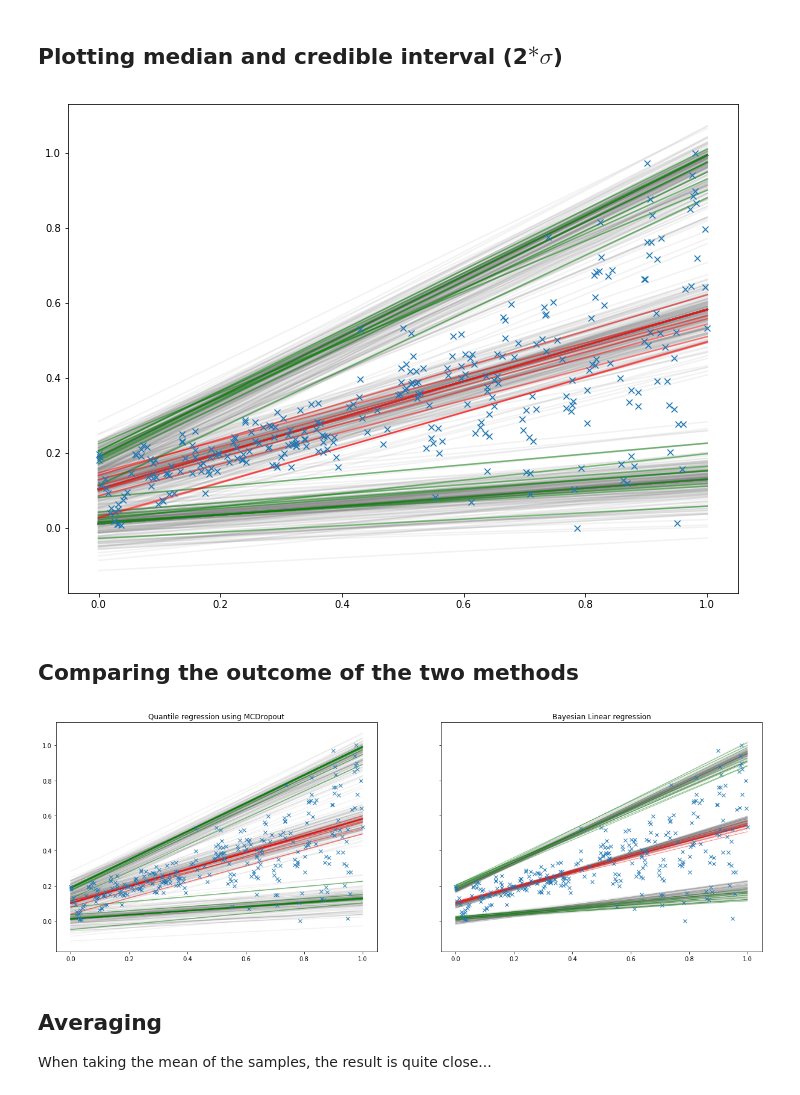
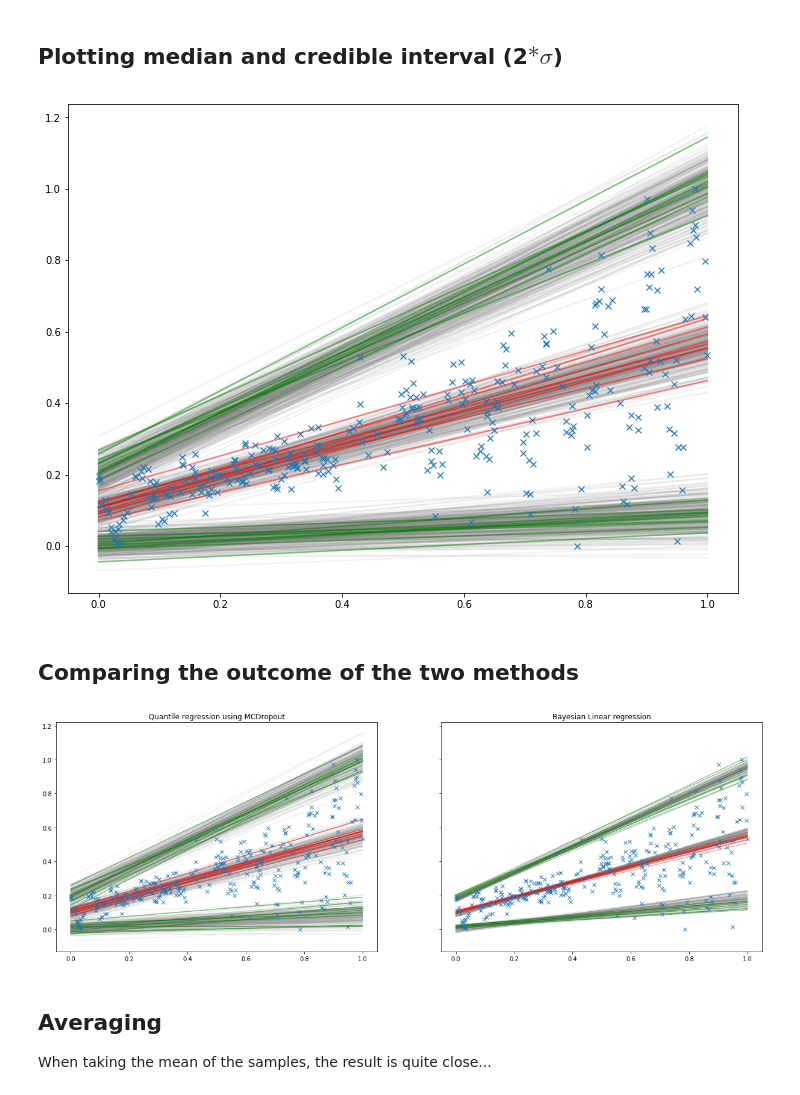
Before and after one commit to YuRiTan/prediction-uncertainty, a Jupyter notebook: notebooks/uncertainty_regression.ipynb, the cells around one changed output. Drawn from its saved outputs; the diff is of its cells as text; code cells hidden in the pictures.

```diff
--- a/notebooks/uncertainty_regression.ipynb
+++ b/notebooks/uncertainty_regression.ipynb
@@ -321,7 +335,7 @@ Epoch: 500       Loss: 0.12400684505701065
 with torch.no_grad():
     model.train()
     x_val_test = torch.zeros(x_val.shape)
-    preds_test = np.array([model(x_val_test).numpy() for _ in range(1000)])
+    preds_test = np.array([model(x_val_test).numpy() for _ in range(8000)])
 
 assert np.array_equal(preds_test[:, 0], preds_test[:, 1]) == True  # every row in batch is masked equally
 assert np.array_equal(preds_test[0, :], preds_test[1, :]) == False  # every column (hidden feature) is masked randomly per batch
@@ -330,11 +344,10 @@ assert np.array_equal(preds_test[0, :], preds_test[1, :]) == False  # every colu
 # %%
 with torch.no_grad():
     model.train()
-    preds = np.array([model(x_val).numpy() for _ in range(1000)])
+    qr_preds = np.array([model(x_val).numpy() for _ in range(8000)])
 # %% [markdown]
 ## Some postprocessing
 # %%
-preds_ = np.swapaxes(np.swapaxes(preds, 0, -1), 0, 1)
-preds_.shape
-preds.shape, preds_.shape
+preds_ = np.swapaxes(np.swapaxes(qr_preds, 0, -1), 0, 1)
+qr_preds.shape, preds_.shape
 # %% [output]
@@ -348,22 +361,34 @@ x_.shape, y_hat.shape
 # %% [markdown]
 ## Plotting median and credible interval (2$*\sigma$)
+# %%
+q_975 = np.array([
+    get_quantile_pred(q=.975, used_quantiles=QUANTILES, preds=y_hat[:, :, i])
+    for i in range(y_hat.shape[-1])
+]).T
+
+q_025 = np.array([
+    get_quantile_pred(q=.025, used_quantiles=QUANTILES, preds=y_hat[:, :, i])
+    for i in range(y_hat.shape[-1])
+]).T
+
+median_i = int(QUANTILES.shape[0]/2)
+q_50 = y_hat[:, median_i, :]
 # %%
 plt.figure(figsize=(12, 9))
 n = 300
 n_c = 10
-median_i = int(QUANTILES.shape[0]/2)
 
-plt.plot(x_, y_hat[:, 0, :n], c='grey', alpha=.1)
-plt.plot(x_, y_hat[:, median_i, :n], c='grey', alpha=.1)
-plt.plot(x_, y_hat[:, -1, :n], c='grey', alpha=.1)
-plt.plot(x_, y_hat[:, 0, n:n+n_c], c='green', alpha=.5)
-plt.plot(x_, y_hat[:, median_i, n:n+n_c], c='red', alpha=.5)
-plt.plot(x_, y_hat[:, -1, n:n+n_c], c='green', alpha=.5)
+plt.plot(x_, q_025[:, :n], c='grey', alpha=.1)
+plt.plot(x_, q_50[:, :n], c='grey', alpha=.1)
+plt.plot(x_, q_975[:, :n], c='grey', alpha=.1)
+plt.plot(x_, q_025[:, n:n+n_c], c='green', alpha=.5)
+plt.plot(x_, q_50[:, n:n+n_c], c='red', alpha=.5)
+plt.plot(x_, q_975[:, n:n+n_c], c='green', alpha=.5)
 
 plt.plot(x, y, 'x')
 plt.show();
 # %% [output]
-[figure, old version]
+[figure, new version]
 # %% [markdown]
 ## Comparing the outcome of the two methods
 # %%
@@ -371,12 +396,12 @@ fig, axes = plt.subplots(1, 2, sharex=True, sharey=True, figsize=(21,7))
 n = 200
 n_c = 10
 
-axes[0].plot(x_, y_hat[:, 0, :n], c='grey', alpha=.1)
-axes[0].plot(x_, y_hat[:, 2, :n], c='grey', alpha=.1)
-axes[0].plot(x_, y_hat[:, 4, :n], c='grey', alpha=.1)
-axes[0].plot(x_, y_hat[:, 0, n:n+n_c], c='green', alpha=.5)
-axes[0].plot(x_, y_hat[:, 2, n:n+n_c], c='red', alpha=.5)
-axes[0].plot(x_, y_hat[:, 4, n:n+n_c], c='green', alpha=.5)
+axes[0].plot(x_, q_025[:, :n], c='grey', alpha=.1)
+axes[0].plot(x_, q_50[:, :n], c='grey', alpha=.1)
+axes[0].plot(x_, q_975[:, :n], c='grey', alpha=.1)
+axes[0].plot(x_, q_025[:, n:n+n_c], c='green', alpha=.5)
+axes[0].plot(x_, q_50[:, n:n+n_c], c='red', alpha=.5)
+axes[0].plot(x_, q_975[:, n:n+n_c], c='green', alpha=.5)
 axes[0].plot(x, y, 'x')
 axes[0].set_title('Quantile regression using MCDropout')
 
@@ -389,7 +414,7 @@ axes[1].plot(x_, quantile_preds[-1][:, n:n+n_c], alpha=.5, lw=1, c='green')
 axes[1].plot(x, y, 'x')
 axes[1].set_title('Bayesian Linear regression');
 # %% [output]
-[figure, old version]
+[figure, new version]
 # %% [markdown]
 ## Averaging
 When taking the mean of the samples, the result is quite close...
```
Also changed, not shown: parts of 24 cells of this notebook.
